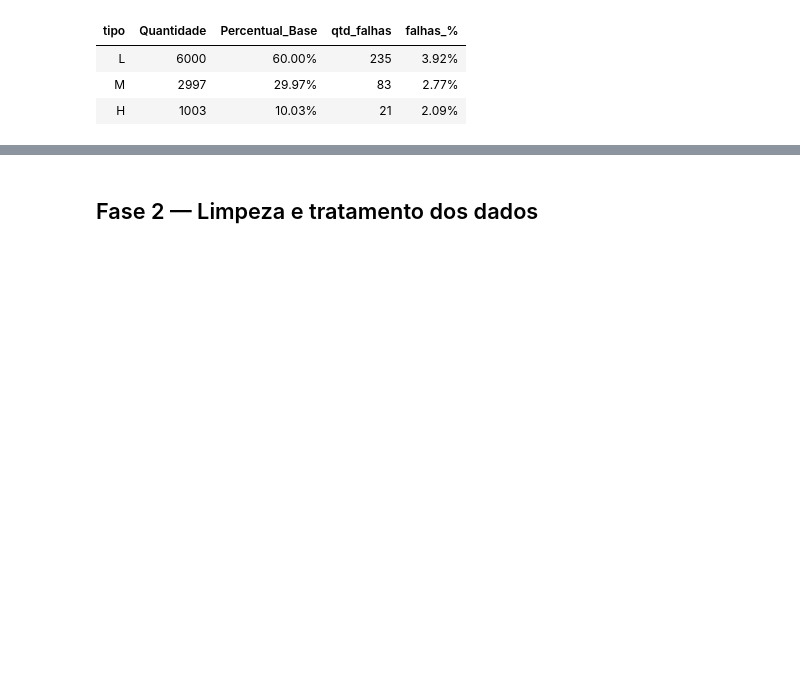
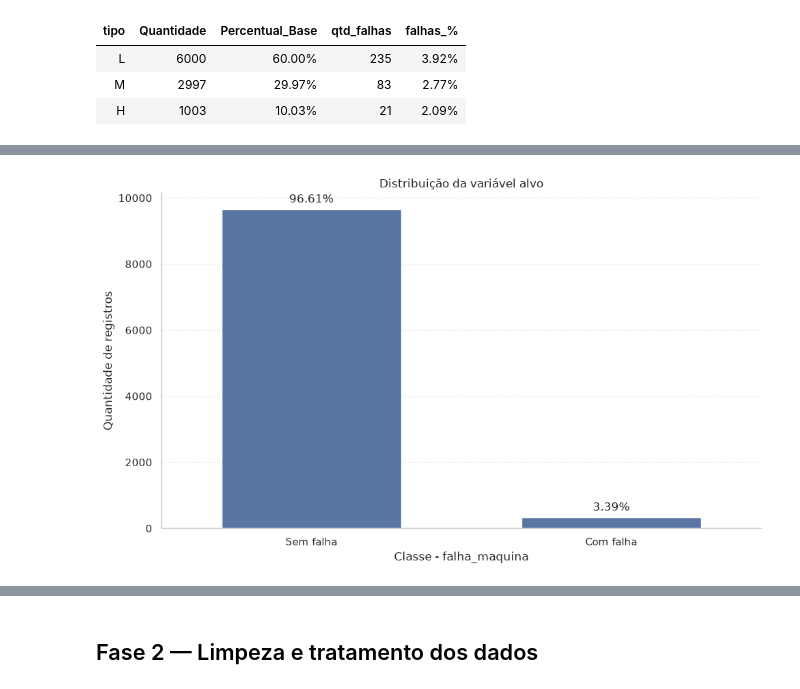
Before and after one commit to CorreaBrunoMiguel/projeto_final, a Jupyter notebook: notebooks/manutencao_preditiva.ipynb, the cells around one changed output, grey strips where cells are left out. Drawn from its saved outputs; the diff is of its cells as text; code cells hidden in the pictures; blank space fills up the shorter version.

```diff
--- a/notebooks/manutencao_preditiva.ipynb
+++ b/notebooks/manutencao_preditiva.ipynb
@@ -198,0 +228,41 @@ Essa distribuição caracteriza um desbalanceamento de classes, com as falhas co
+# %%
+fig, ax = plt.subplots(figsize=(10, 6))
+
+total = len(df)
+
+sns.countplot(
+    data=df,
+    x="falha_maquina",
+    order=[0, 1],
+    width=0.6,
+    edgecolor="white",
+    lw=1,
+    stat="count",
+    ax=ax,
+)
+
+ax.set_title("Distribuição da variável alvo")
+ax.set_xlabel("Classe - falha_maquina", fontsize=12)
+ax.set_ylabel("Quantidade de registros")
+
+# Rótulos acima das barras
+for container in ax.containers:
+    ax.bar_label(
+        container,
+        labels=[f"{barra.get_height() / total:.2%}" for barra in container],
+        padding=4,
+    )
+
+# Rótulos
+ax.set_xticks([0, 1])
+ax.set_xticklabels(["Sem falha", "Com falha"])
+
+ax.set_ylim(bottom=0)
+ax.grid(axis="y", linestyle="--", alpha=0.3)
+ax.grid(axis="x", visible=False)
+sns.despine(ax=ax)
+
+plt.tight_layout()
+plt.show()
+# %% [output]
+[figure, added]
```
Also changed, not shown: parts of 9 cells of this notebook.
